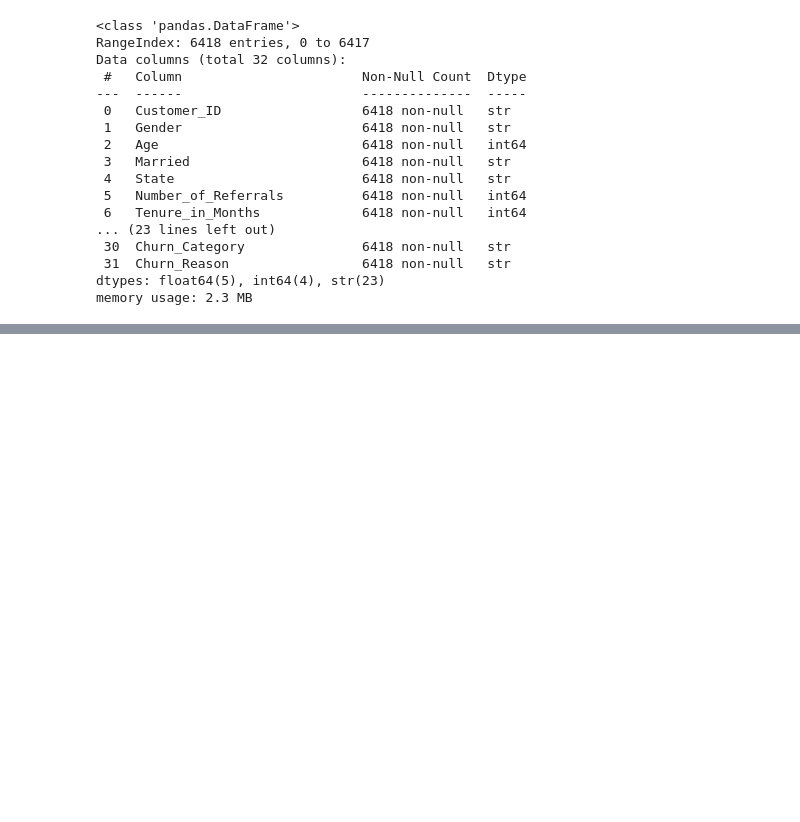
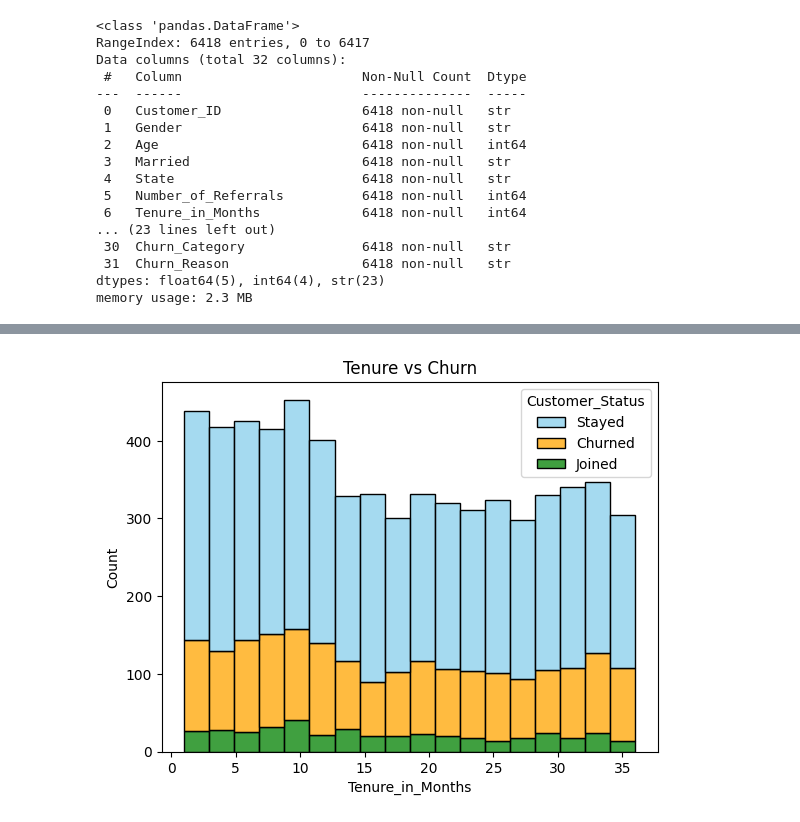
Before and after one commit to anujoshi107/Churn-Analysis, a Jupyter notebook: churn_eda.ipynb, the cells around one changed output, grey strips where cells are left out. Saved outputs shown, nothing was run; the diff lists cells and outputs as text; code cells hidden in the pictures; blank space fills up the shorter version.

```diff
--- a/churn_eda.ipynb
+++ b/churn_eda.ipynb
@@ -85,0 +109,13 @@ memory usage: 2.3 MB
+# %%
+sns.histplot(
+    data=df,
+    x='Tenure_in_Months',
+    hue='Customer_Status',
+    multiple='stack',   # <-- this is the fix
+    palette={'Stayed': 'skyblue', 'Churned': 'orange', 'Joined': 'green'}
+)
+plt.title("Tenure vs Churn")
+plt.ylabel("Count")
+plt.show()
+# %% [output]
+[figure, added]
```
Also changed, not shown: parts of 22 cells of this notebook, 1 other file.
